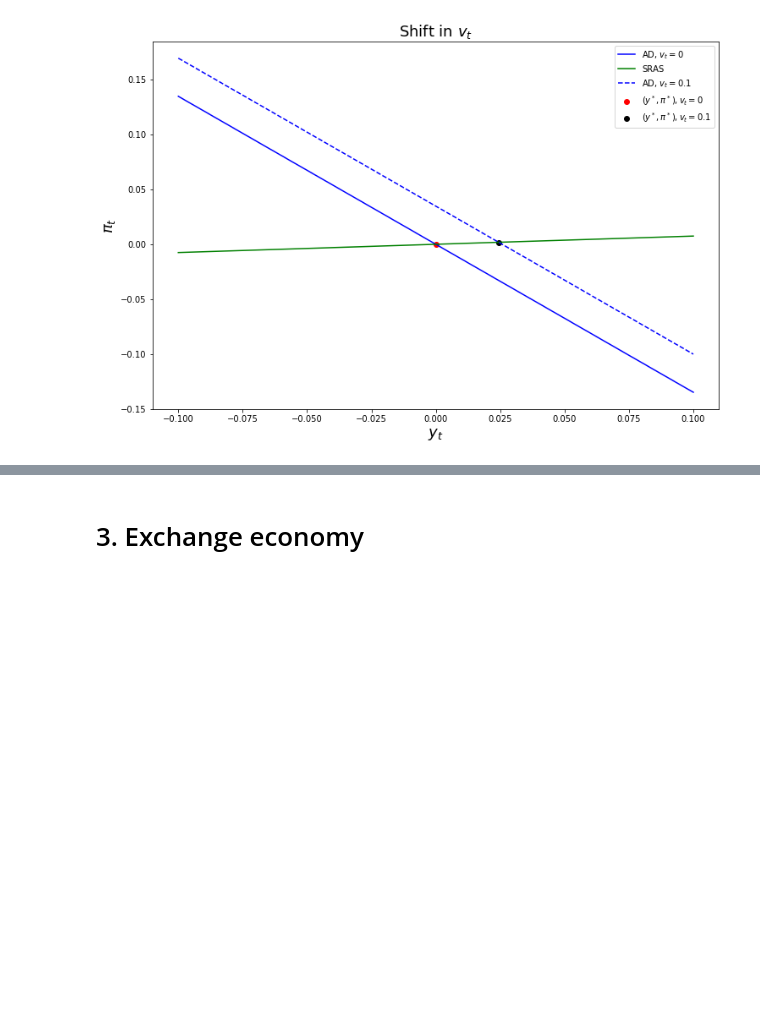
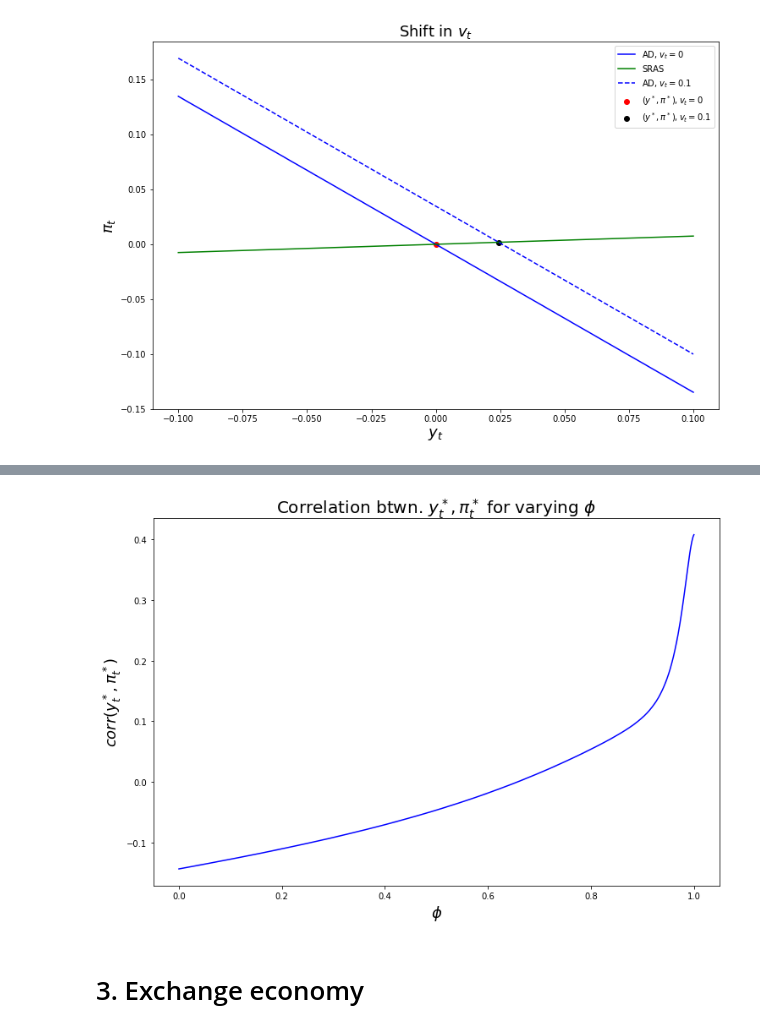
Before and after one commit to NumEconCopenhagen/projects-2019-remove-argv-0, a Jupyter notebook: examproject/exam_2019_kristian.ipynb, the cells around one changed output, grey strips where cells are left out. Saved outputs shown, nothing was run; the diff lists cells and outputs as text; code cells hidden in the pictures; blank space fills up the shorter version.

```diff
--- a/examproject/exam_2019_kristian.ipynb
+++ b/examproject/exam_2019_kristian.ipynb
@@ -536,3 +686,35 @@ plt.show()
+# %%
+def vary_phi(phi, reset_seed = True):
+    '''
+    '''
+    np.random.seed(0)
+    XX = np.random.normal(0, par['sigma_x'], size = 1000)
+    CC = np.random.normal(0, par['sigma_c'], size = 1000)
+
+    y_vec, pi_vec = run_model(X = XX,
+                         C = CC,
+                         y = 0,
+                         pi = 0,
+                         s = 0,
+                         v = 0,
+                         phi = phi,
+                         n_steps = 1000)
+
+    _, _, corr_y_pi, _, _ = calculate_statistics(y_vec, pi_vec)
+
+    return corr_y_pi
+
+phi_space = np.linspace(0,1, 1000)
+corrout = [vary_phi(p) for p in phi_space]
+# %%
+fig, ax = plt.subplots(figsize = (12,8))
+ax.plot(phi_space, corrout, color = 'blue')
+ax.set_xlabel('$\phi$', fontsize = 18)
+ax.set_ylabel('$corr(y^*_t, \pi^*_t)$', fontsize = 18)
+ax.set_title("Correlation btwn. $y^*_t, \pi^*_t$ for varying $\phi$", fontsize = 20)
+plt.show()
+# %% [output]
+[figure, added]
 # %% [markdown]
 # 3. Exchange economy
 # %% [markdown]
```
Also changed, not shown: parts of 11 cells of this notebook.
